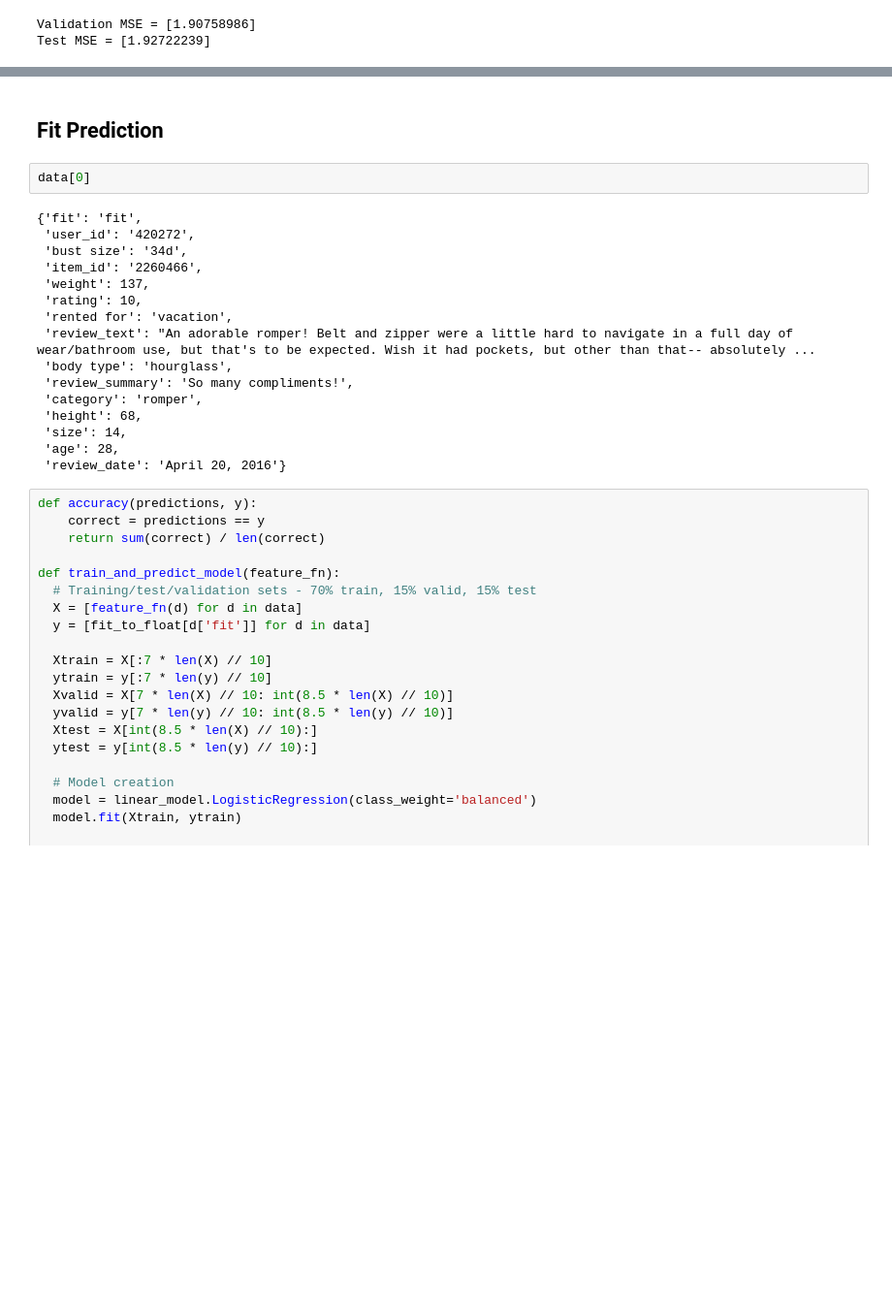
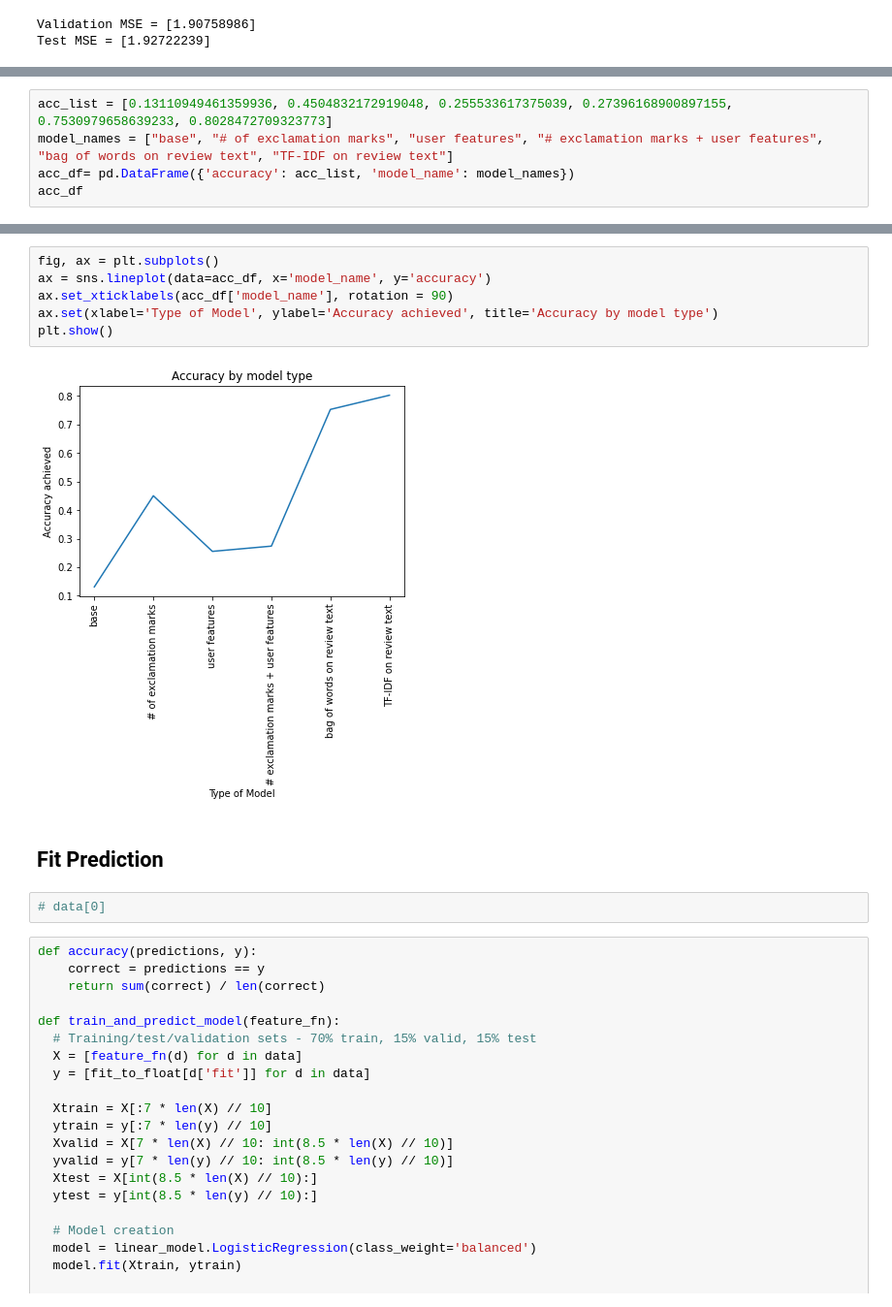
Before and after one commit to tharvipop/predictive-clothing-fit, a Jupyter notebook: model.ipynb, the cells around one changed output, grey strips where cells are left out. Shown at 97% size. Saved outputs shown, nothing was run; the diff lists cells and outputs as text; blank space fills up the shorter version.

```diff
--- a/model.ipynb
+++ b/model.ipynb
@@ -424,0 +426,5 @@ plt.show()
+# %%
+acc_list = [0.13110949461359936, 0.4504832172919048, 0.255533617375039, 0.27396168900897155, 0.7530979658639233, 0.8028472709323773]
+model_names = ["base", "# of exclamation marks", "user features", "# exclamation marks + user features", "bag of words on review text", "TF-IDF on review text"]
+acc_df= pd.DataFrame({'accuracy': acc_list, 'model_name': model_names})
+acc_df
@@ -425,23 +439,15 @@ plt.show()
+# %%
+fig, ax = plt.subplots()
+ax = sns.lineplot(data=acc_df, x='model_name', y='accuracy')
+ax.set_xticklabels(acc_df['model_name'], rotation = 90)
+ax.set(xlabel='Type of Model', ylabel='Accuracy achieved', title='Accuracy by model type')
+plt.show()
+# %% [output]
+[figure, added]
 # %% [markdown]
 ## Fit Prediction
-# %%
-data[0]
-# %% [output]
-{'fit': 'fit',
- 'user_id': '420272',
- 'bust size': '34d',
- 'item_id': '2260466',
- 'weight': 137,
- 'rating': 10,
- 'rented for': 'vacation',
- 'review_text': "An adorable romper! Belt and zipper were a little hard to navigate in a full day of wear/bathroom use, but that's to be expected. Wish it had pockets, but other than that-- absolutely ...
- 'body type': 'hourglass',
- 'review_summary': 'So many compliments!',
- 'category': 'romper',
- 'height': 68,
- 'size': 14,
- 'age': 28,
- 'review_date': 'April 20, 2016'}
+# %%
+# data[0]
 # %%
 def accuracy(predictions, y):
     correct = predictions == y
```
Also changed, not shown: parts of 3 cells of this notebook, 3 other files.
